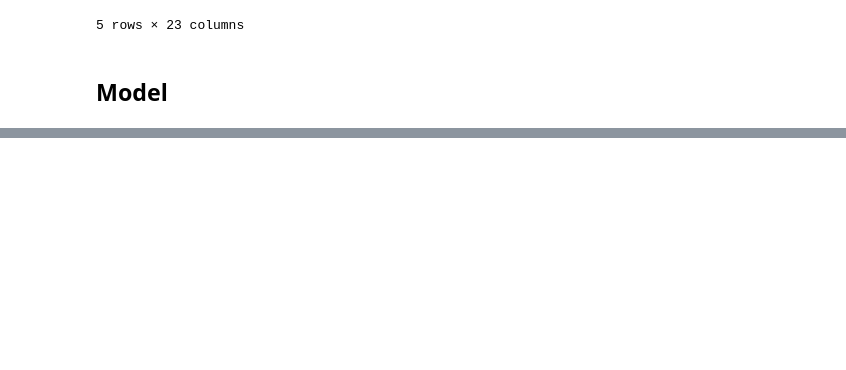
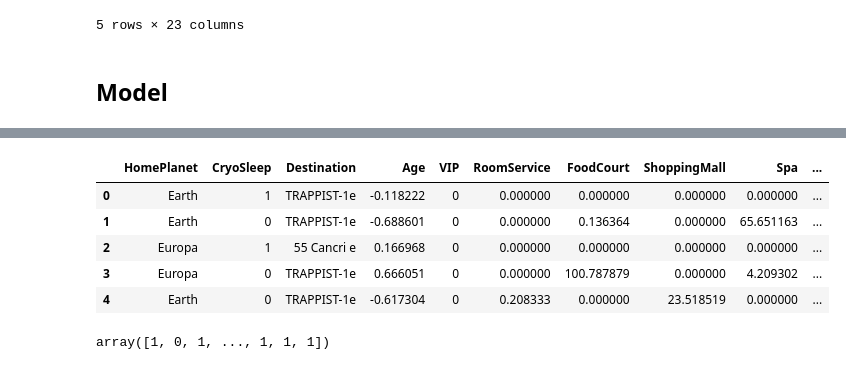
Before and after one commit to HuwBarber/kaggle, a Jupyter notebook: titanic_space/spaceship_titanic.ipynb, the cells around one changed output, grey strips where cells are left out. Drawn from its saved outputs; the diff is of its cells as text; code cells hidden in the pictures; blank space fills up the shorter version.

```diff
--- a/titanic_space/spaceship_titanic.ipynb
+++ b/titanic_space/spaceship_titanic.ipynb
@@ -163,0 +238,21 @@ XGBClassifier(base_score=0.5, booster='gbtree', colsample_bylevel=1,
+# %%
+X_test[['HomePlanet','CryoSleep','Destination','VIP','Deck','Side']] = categorical_imputer.fit_transform(X_test[['HomePlanet','CryoSleep','Destination','VIP','Deck','Side']])
+X_test[['Age']] = age_imputer.fit_transform(X_test[['Age']])
+X_test[['RoomService','FoodCourt','ShoppingMall','Spa','VRDeck']] = spend_imputer.fit_transform(X_test[['RoomService','FoodCourt','ShoppingMall','Spa','VRDeck']])
+# %%
+X_test[['Age']] = std.fit_transform(X_test[['Age']])
+X_test[['RoomService','FoodCourt','ShoppingMall','Spa','VRDeck']] = robust.fit_transform(X_test[['RoomService','FoodCourt','ShoppingMall','Spa','VRDeck']])
+# %%
+X_test['CryoSleep'] = X_test['CryoSleep'].astype(int)
+X_test['VIP'] = X_test['VIP'].astype(int)
+X_test['isPort'] = np.where(X_test['Side'] == 'P', 1, 0)
+X_test.drop(columns=['Side'], inplace=True)
+# %%
+X_test.head()
+# %% [output]
+|  | HomePlanet | CryoSleep | Destination | Age | VIP | RoomService | FoodCourt | ShoppingMall | Spa | ... |
+| 0 | Earth | 1 | TRAPPIST-1e | -0.118222 | 0 | 0.000000 | 0.000000 | 0.000000 | 0.000000 | ... |
+| 1 | Earth | 0 | TRAPPIST-1e | -0.688601 | 0 | 0.000000 | 0.136364 | 0.000000 | 65.651163 | ... |
+| 2 | Europa | 1 | 55 Cancri e | 0.166968 | 0 | 0.000000 | 0.000000 | 0.000000 | 0.000000 | ... |
+| 3 | Europa | 0 | TRAPPIST-1e | 0.666051 | 0 | 0.000000 | 100.787879 | 0.000000 | 4.209302 | ... |
+| 4 | Earth | 0 | TRAPPIST-1e | -0.617304 | 0 | 0.208333 | 0.000000 | 23.518519 | 0.000000 | ... |
@@ -163,0 +265,4 @@ XGBClassifier(base_score=0.5, booster='gbtree', colsample_bylevel=1,
+# %%
+xgb.predict(X_test_ohe)
+# %% [output]
+array([1, 0, 1, ..., 1, 1, 1])
```
Also changed, not shown: parts of 17 cells of this notebook, 2 other files.
